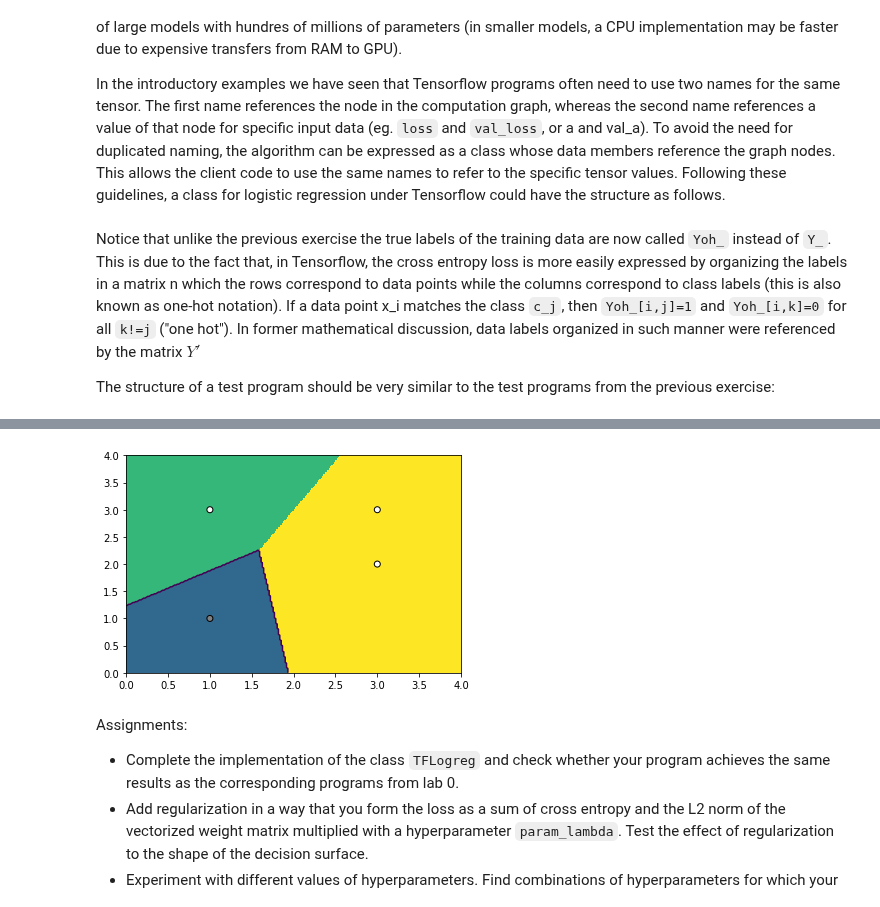
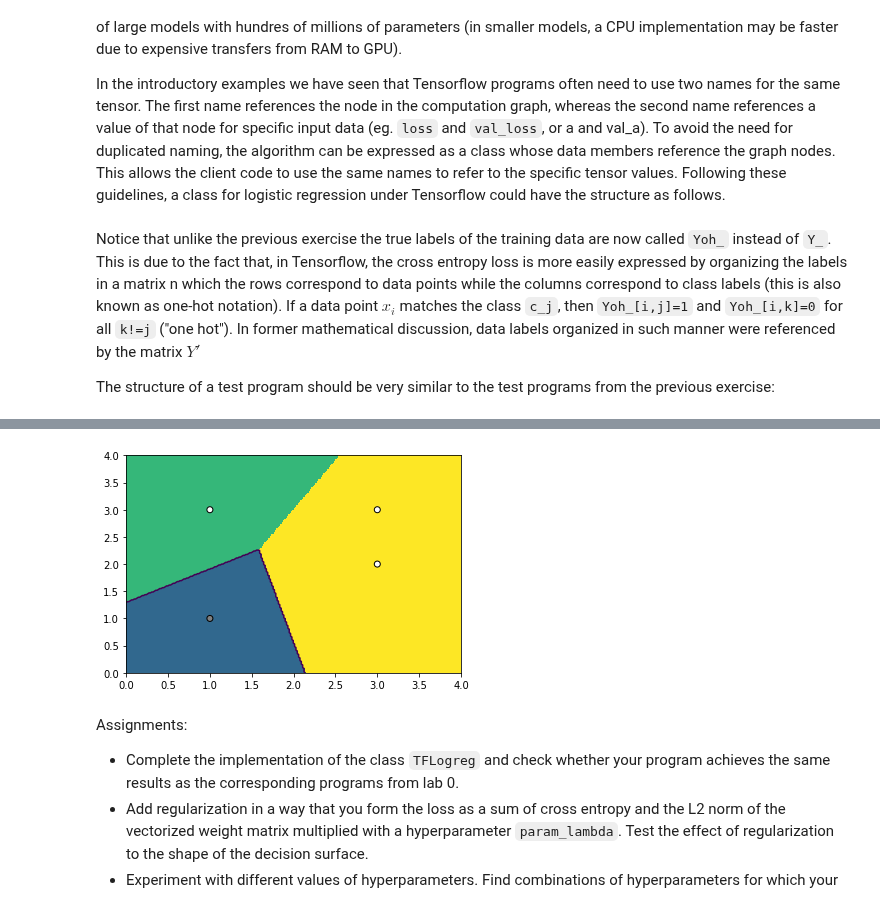
Before and after one commit to lstolcman/deep-learning, a Jupyter notebook: lab1/lab1.ipynb, the cells around one changed output, grey strips where cells are left out. Cells and saved outputs as stored; diff of their text form; code cells hidden in the pictures.

Commit message:
lab1: 4th point - loss by tf operations

```diff
--- a/lab1/lab1.ipynb
+++ b/lab1/lab1.ipynb
@@ -299,7 +286,7 @@ In this assignment we shall express the logistic regression under Tensorflow. Th
 In the introductory examples we have seen that Tensorflow programs often need to use two names for the same tensor. The first name references the node in the computation graph, whereas the second name references a value of that node for specific input data (eg. `loss` and `val_loss`, or a and val_a). To avoid the need for duplicated naming, the algorithm can be expressed as a class whose data members reference the graph nodes. This allows the client code to use the same names to refer to the specific tensor values. Following these guidelines, a class for logistic regression under Tensorflow could have the structure as follows.
 # %%
 class TFLogreg:
-    def __init__(self, D, C, param_delta=0.5):
+    def __init__(self, D, C, param_delta=0.5, param_lambda=None):
         """Arguments:
            - D: dimensions of each datapoint
            - C: number of classes
@@ -321,10 +308,9 @@ class TFLogreg:
         # formulate the loss: self.loss
         #   use tf.log, tf.reduce_sum, tf.reduce_mean
         # L(W,b|D)=∑_i−logP(Y=y_i|x_i)
-        ##minuslog = -tf.log(self.probs)
-        ##sumlog = tf.reduce_sum(minuslog)
-        ##self.loss = sumlog
-        self.loss = tf.losses.log_loss(self.Yoh_, self.probs)
+        minuslog = -tf.log(self.probs)
+        sumlog = tf.reduce_sum(self.Yoh_ * minuslog, axis=1)
+        self.loss = tf.reduce_mean(sumlog)
 
         # formulate the training operation: self.train_step
         #   use tf.train.GradientDescentOptimizer,
@@ -368,7 +354,7 @@ class TFLogreg:
         ## tf.Session = self.session, so self.session.run()
         return self.session.run(self.probs, feed_dict={self.X: X})
 # %% [markdown]
-Notice that unlike the previous exercise the true labels of the training data are now called `Yoh_` instead of `Y_`. This is due to the fact that, in Tensorflow, the cross entropy loss is more easily expressed by organizing the labels in a matrix n which the rows correspond to data points while the columns correspond to class labels (this is also known as one-hot notation). If a data point x_i matches the class `c_j`, then `Yoh_[i,j]=1` and `Yoh_[i,k]=0` for all `k!=j` ("one hot"). In former mathematical discussion, data labels organized in such manner were referenced by the matrix $Y′$
+Notice that unlike the previous exercise the true labels of the training data are now called `Yoh_` instead of `Y_`. This is due to the fact that, in Tensorflow, the cross entropy loss is more easily expressed by organizing the labels in a matrix n which the rows correspond to data points while the columns correspond to class labels (this is also known as one-hot notation). If a data point $x_i$ matches the class `c_j`, then `Yoh_[i,j]=1` and `Yoh_[i,k]=0` for all `k!=j` ("one hot"). In former mathematical discussion, data labels organized in such manner were referenced by the matrix $Y′$
 
 The structure of a test program should be very similar to the test programs from the previous exercise:
 # %%
@@ -381,6 +367,13 @@ if __name__ == "__main__":
     # instantiate the data X and the labels Yoh_
     X = np.array([[1,3],[1,1],[3,2],[3,3]])
     Y_ = np.array([1,0,2,2])
+    '''
+    Yoh c1 c2 c3
+     x1 0  1  0
+     x2 1  0  0
+     x3 0  0  1
+     x4 0  0  1
+    '''
     Yoh_ = np.zeros((len(X), len(np.bincount(Y_))))
     Yoh_[range(len(Y_)), Y_] = 1
     ## Yoh_s = tf.one_hot(D,C)
@@ -416,7 +409,9 @@ if __name__ == "__main__":
     for i, p in enumerate(X):
         plt.scatter(p[0], p[1], color=c[Y_[i]])
     '''
-    Y = [np.argmax(p) for p in probs]
+    #Y = [np.argmax(p) for p in probs]
+    Y = np.argmax(probs, axis=1)
+
     data.graph_data(X, Y_, Y)
     plt.show()
 # %% [output]
@@ -434,4 +429,4 @@ if __name__ == "__main__":
-[figure, old version]
+[figure, new version]
 # %% [markdown]
 Assignments:
 
```
Also changed, not shown: parts of 3 cells of this notebook.
